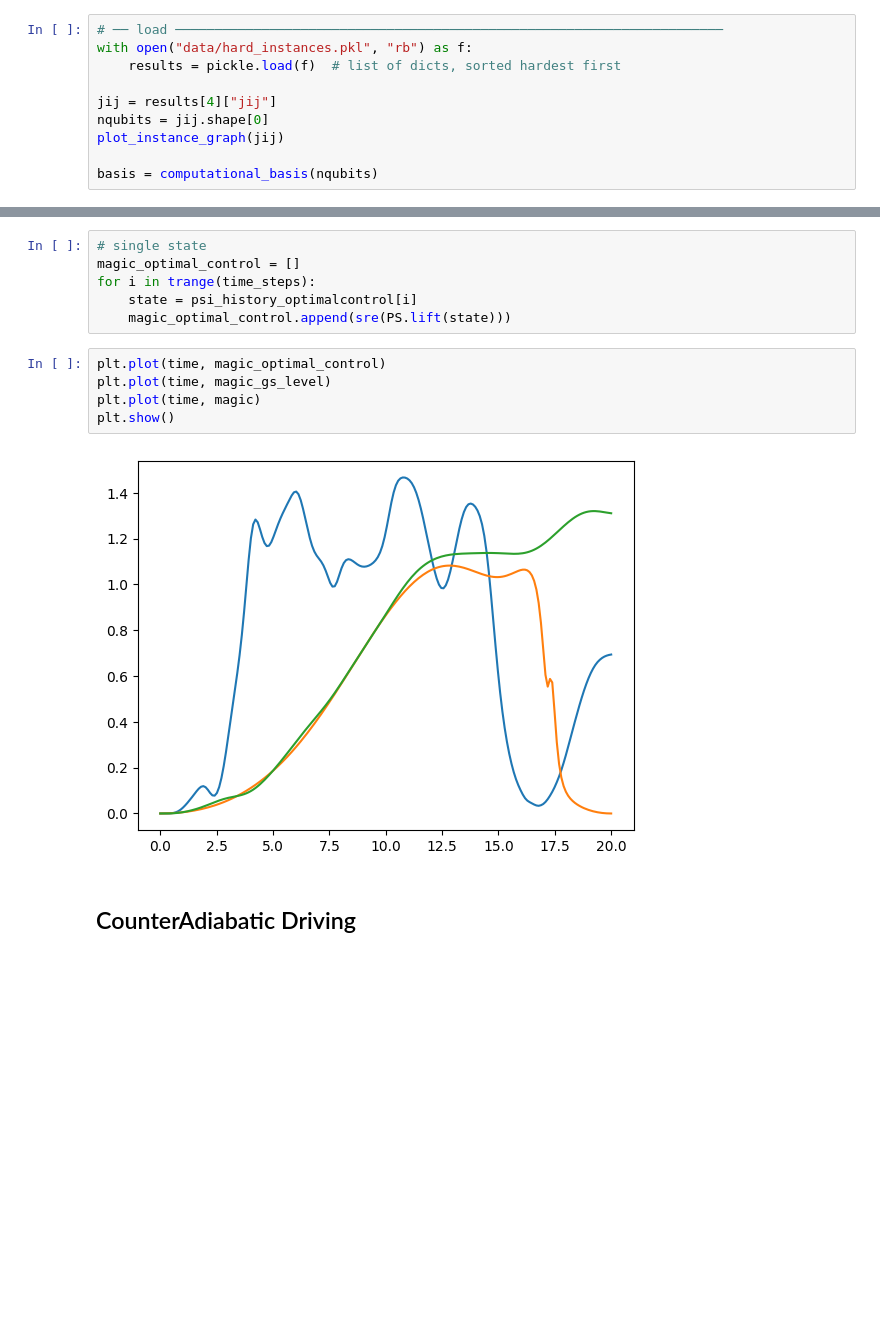
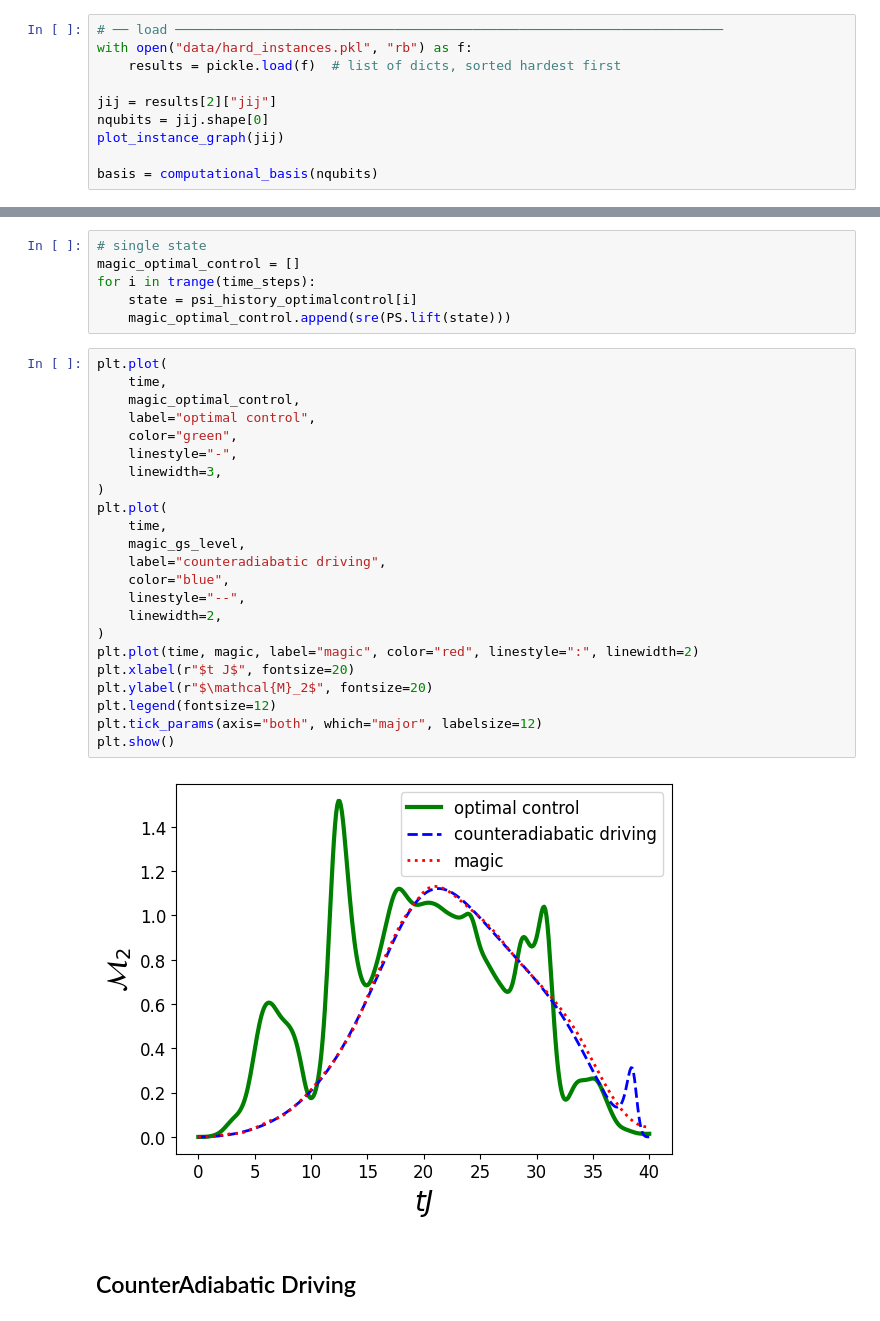
Before and after one commit to emacosta95/Magic4Annealing, a Jupyter notebook: ExploringMaxCut.ipynb, the cells around one changed output, grey strips where cells are left out. Saved outputs shown, nothing was run; the diff lists cells and outputs as text; blank space fills up the shorter version.

```diff
--- a/ExploringMaxCut.ipynb
+++ b/ExploringMaxCut.ipynb
@@ -57,7 +58,7 @@ def plot_instance_graph(jij, ax=None, title=None):
 with open("data/hard_instances.pkl", "rb") as f:
     results = pickle.load(f)  # list of dicts, sorted hardest first
 
-jij = results[4]["jij"]
+jij = results[2]["jij"]
 nqubits = jij.shape[0]
 plot_instance_graph(jij)
 
@@ -604,12 +606,30 @@ for i in trange(time_steps):
     state = psi_history_optimalcontrol[i]
     magic_optimal_control.append(sre(PS.lift(state)))
 # %%
-plt.plot(time, magic_optimal_control)
-plt.plot(time, magic_gs_level)
-plt.plot(time, magic)
+plt.plot(
+    time,
+    magic_optimal_control,
+    label="optimal control",
+    color="green",
+    linestyle="-",
+    linewidth=3,
+)
+plt.plot(
+    time,
+    magic_gs_level,
+    label="counteradiabatic driving",
+    color="blue",
+    linestyle="--",
+    linewidth=2,
+)
+plt.plot(time, magic, label="magic", color="red", linestyle=":", linewidth=2)
+plt.xlabel(r"$t J$", fontsize=20)
+plt.ylabel(r"$\mathcal{M}_2$", fontsize=20)
+plt.legend(fontsize=12)
+plt.tick_params(axis="both", which="major", labelsize=12)
 plt.show()
 # %% [output]
-[figure, old version]
+[figure, new version]
 # %% [markdown]
 ## CounterAdiabatic Driving
 # %% [markdown]
```
Also changed, not shown: parts of 14 cells of this notebook, 8 other files.
